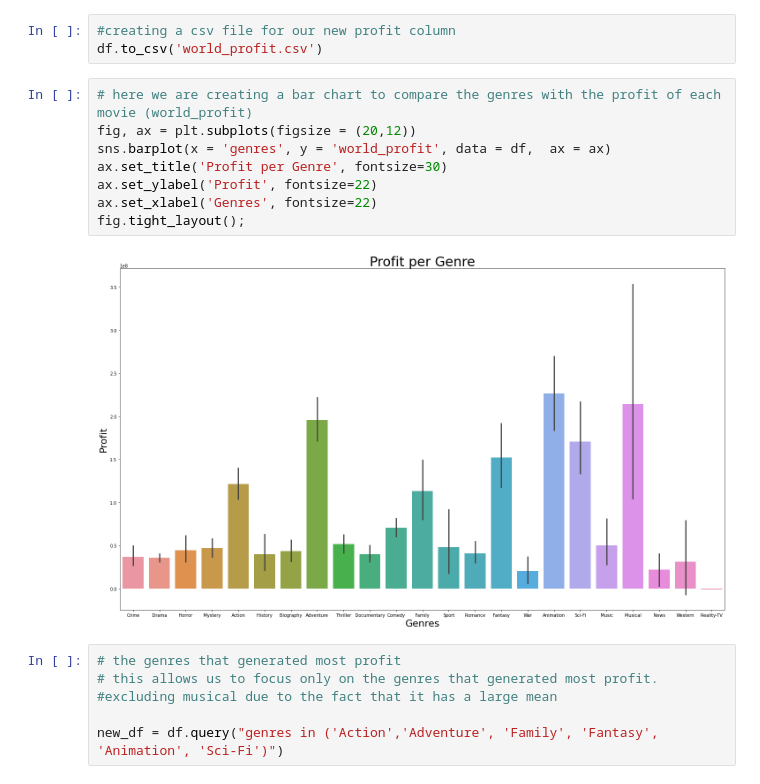
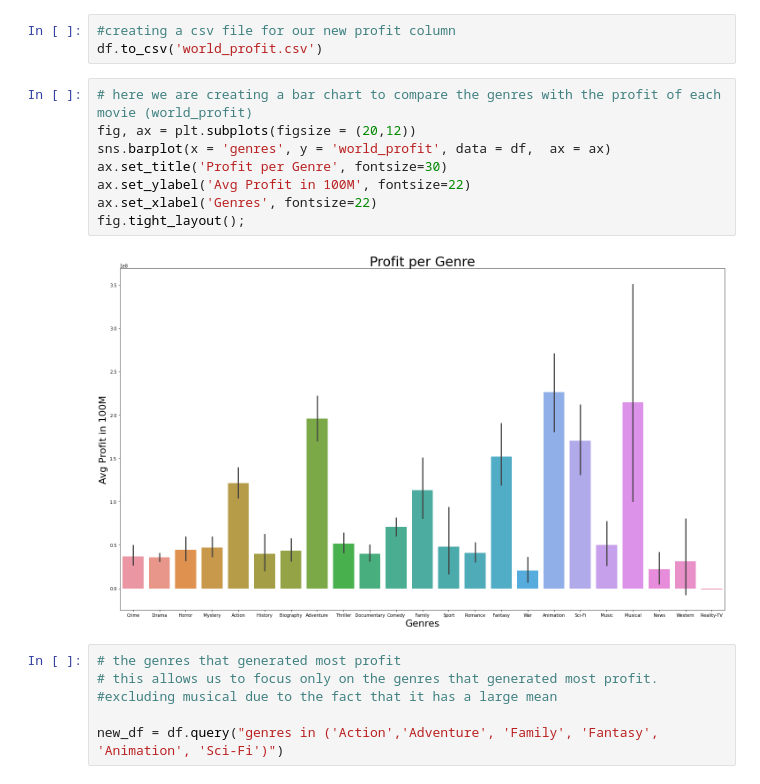
Before and after one commit to wasih790/Microsoft_Movie_Studio, a Jupyter notebook: 2_Statistical_Plotting/Question 1 - visualization for - profit genre.ipynb, the cells around one changed output. Saved outputs shown, nothing was run; the diff lists cells and outputs as text.

Commit message:
graph titles and edits

```diff
--- a/2_Statistical_Plotting/Question 1 - visualization for - profit genre.ipynb
+++ b/2_Statistical_Plotting/Question 1 - visualization for - profit genre.ipynb
@@ -38,13 +38,13 @@ df.to_csv('world_profit.csv')
 # %%
 # here we are creating a bar chart to compare the genres with the profit of each movie (world_profit)
 fig, ax = plt.subplots(figsize = (20,12))
 sns.barplot(x = 'genres', y = 'world_profit', data = df,  ax = ax)
 ax.set_title('Profit per Genre', fontsize=30)
-ax.set_ylabel('Profit', fontsize=22)
+ax.set_ylabel('Avg Profit in 100M', fontsize=22)
 ax.set_xlabel('Genres', fontsize=22)
 fig.tight_layout();
 # %% [output]
-[figure, old version]
+[figure, new version]
 # %%
 # the genres that generated most profit
 # this allows us to focus only on the genres that generated most profit.
```
Also changed, not shown: parts of 2 cells of this notebook.
